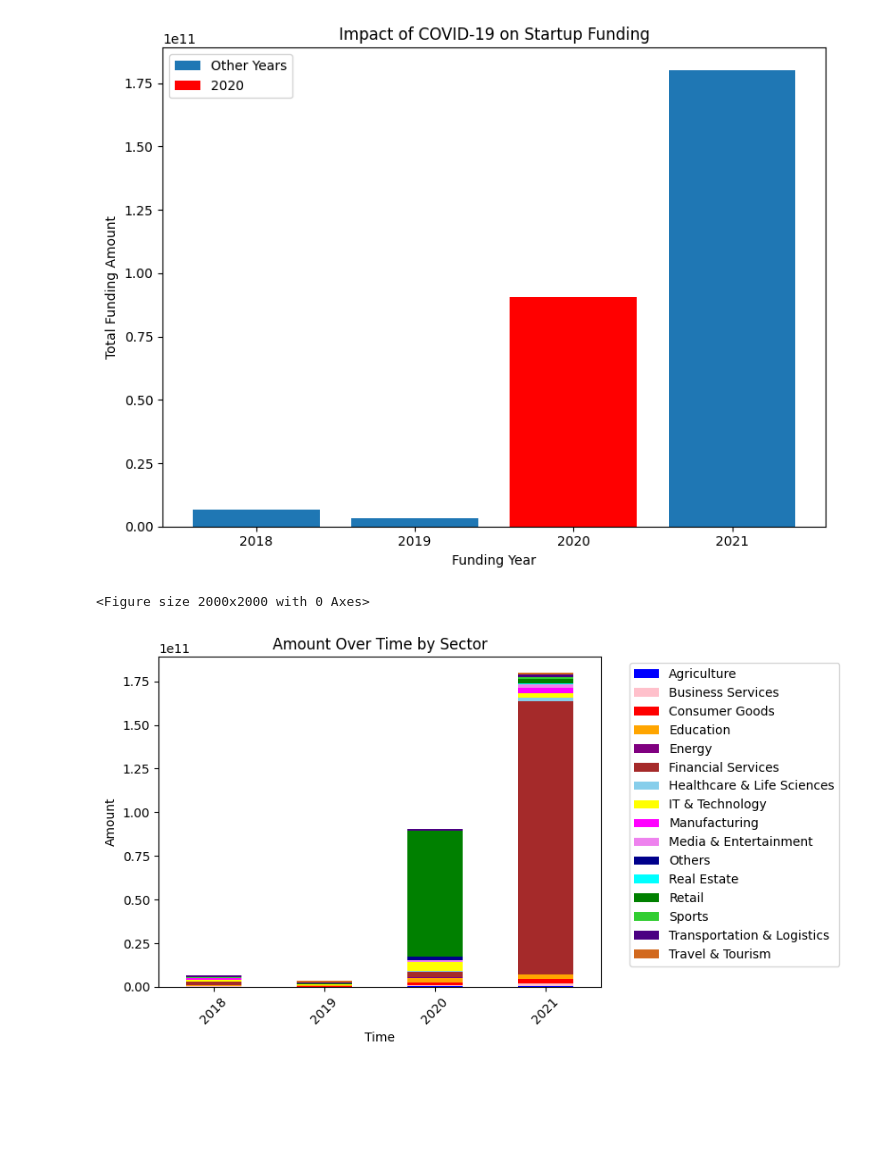
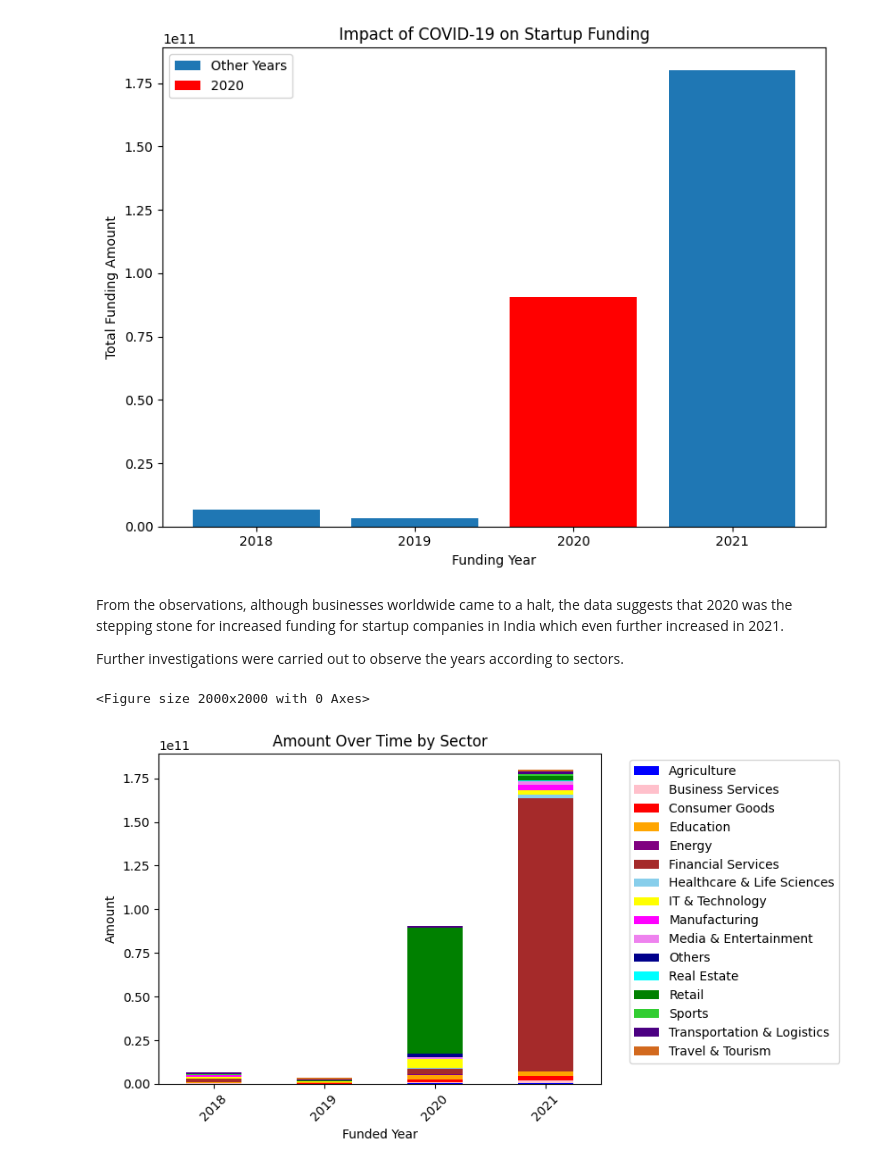
Before and after one commit to Makafui-Kwawu/Indian-Start-up-Funding-Analysis-from-2018-to-2021, a Jupyter notebook: Indian_Start_up_Analysis.ipynb, the cells around one changed output. Saved outputs shown, nothing was run; the diff lists cells and outputs as text; code cells hidden in the pictures; blank space fills up the shorter version.

```diff
--- a/Indian_Start_up_Analysis.ipynb
+++ b/Indian_Start_up_Analysis.ipynb
@@ -3381,33 +3428,37 @@ plt.xticks(df['funded_year'].unique(),[2018,2019,2020,2021])
 plt.show()
 # %% [output]
 [figure]
+# %% [markdown]
+From the observations, although businesses worldwide came to a halt, the data suggests that 2020 was the stepping stone for increased funding for startup companies in India which even further increased in 2021.
+
+Further investigations were carried out to observe the years according to sectors.
 # %%
 # Group by both 'sector' and 'time' and sum the 'amount'
 grouped_data = df.groupby(['sector', 'funded_year'])['amount'].sum().reset_index()
 
 # Pivot the DataFrame to have 'sector' as columns and 'time' as index
 pivot_data = grouped_data.pivot(index='funded_year', columns='sector', values='amount')
 
 # Specify colors for each sector
 colors = ['blue', 'pink', 'red', 'orange', 'purple', 'brown', 'skyblue', 'yellow', 'magenta', 'violet', 'darkblue', 'cyan', 'green',
           'limegreen', 'indigo', 'chocolate']
 
 
 # Specify the size of the figure
 plt.figure(figsize=(20, 20))
 
 # Plot the bar chart
 pivot_data.plot(kind='bar', stacked=True, color=colors)
-plt.xlabel('Time')
+plt.xlabel('Funded Year')
 plt.ylabel('Amount')
 plt.title('Amount Over Time by Sector')
 plt.xticks(rotation=45)
 
 # Adjusting the legend position
 plt.legend(bbox_to_anchor=(1.05, 1), loc='upper left')
 
 
 plt.show()
 # %% [output]
 <Figure size 2000x2000 with 0 Axes>
-[figure, old version]
+[figure, new version]
```
Also changed, not shown: parts of 12 cells of this notebook, 8 other files.
